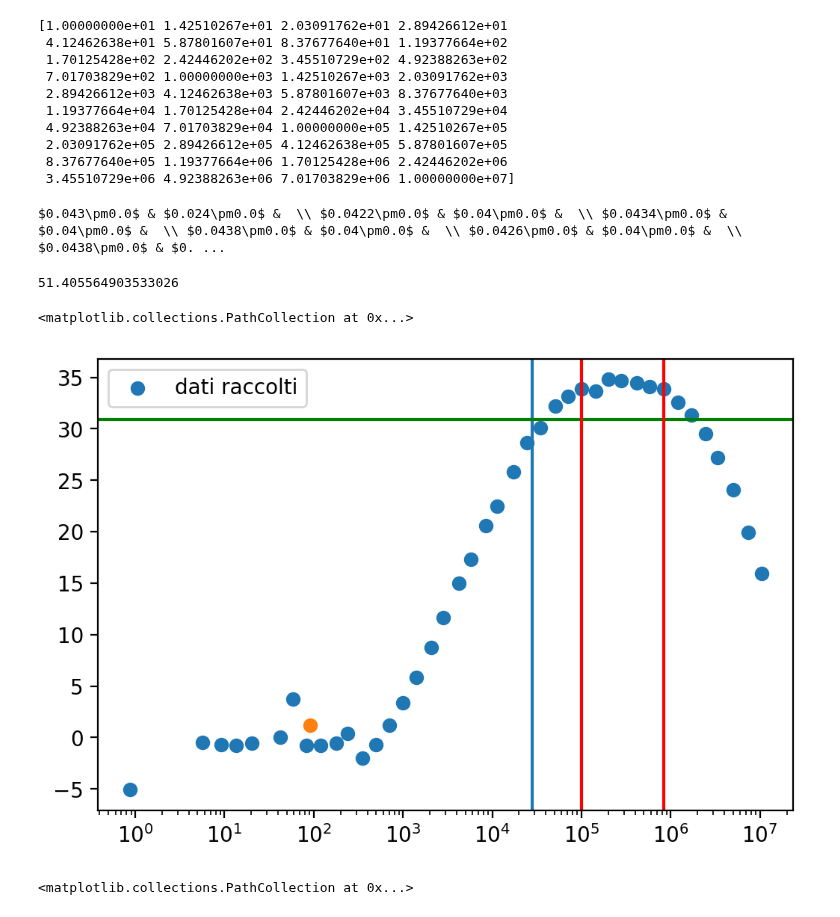
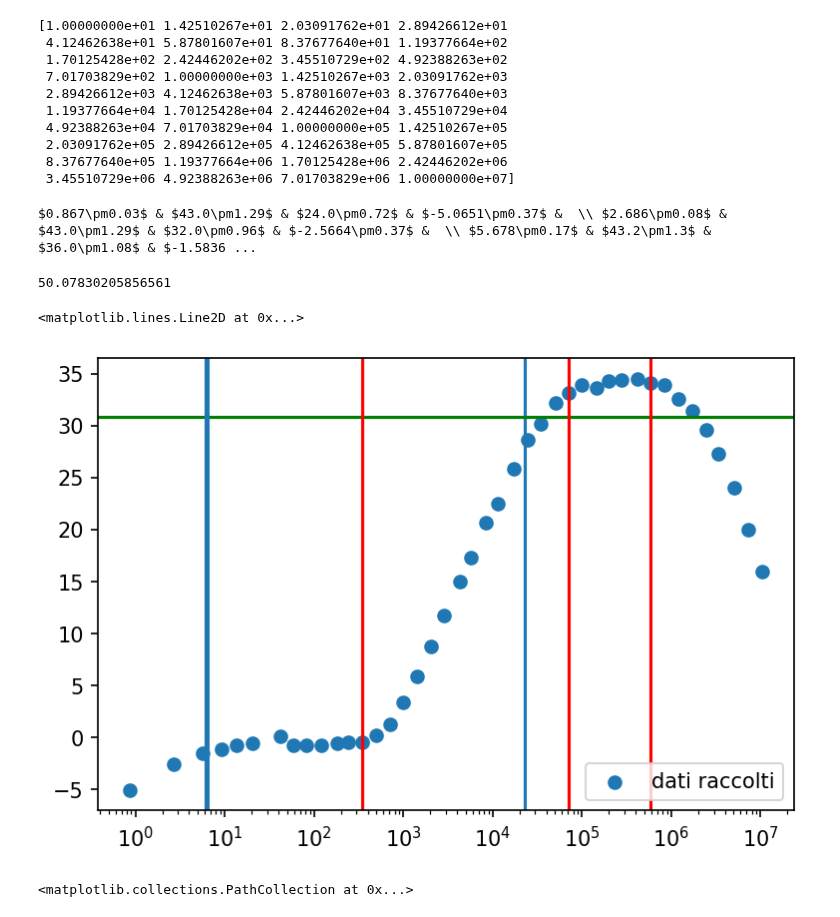
Before and after one commit to 1892051/LabSS, a Jupyter notebook: LabSS/esperienza_3/book.ipynb, the cells around one changed output. Saved outputs shown, nothing was run; the diff lists cells and outputs as text; code cells hidden in the pictures.

```diff
--- a/LabSS/esperienza_3/book.ipynb
+++ b/LabSS/esperienza_3/book.ipynb
@@ -10,7 +10,7 @@ from mpl_toolkits.axes_grid1.inset_locator import mark_inset
 import matplotlib.ticker as mticker
 
 import matplotlib as mpl
-mpl.rcParams['figure.dpi'] = 200
+mpl.rcParams['figure.dpi'] = 150
 # %%
 # Frequenze suggerite:
 pts = 40
@@ -28,9 +28,9 @@ print(hint_nu)
  8.37677640e+05 1.19377664e+06 1.70125428e+06 2.42446202e+06
  3.45510729e+06 4.92388263e+06 7.01703829e+06 1.00000000e+07]
 # %%
-nu = np.array([0.867,5.678,9.124,13.560,20.220,41.81,58.99,82.84,120.05,180.74,240.22,349.96,498.1,707.2,996.8,1414,2068,2831,4258,5780,8507,11310,17417,
+nu = np.array([0.867,2.686,5.678,9.124,13.560,20.220,41.81,58.99,82.84,120.05,180.74,240.22,349.96,498.1,707.2,996.8,1414,2068,2831,4258,5780,8507,11310,17417,
 24670,34402,51335,70877,100180,144190,200240,276700,415800,582400,838600,1.206e6,1.712e6,2.475e6,3.356e6,5.040e6,7.33e6,10.47e6])
-V_in = np.array([43,42.2,43.4,43.8,42.6,43.8,44.2,43.8,43.8,42.6,42.2,42.6,43.4,43.4,43.4,43.8,44.2,43,43,44.2,43.8,45.4,45,
-42.6,44.2,43.4,43,41.8,43.8,39.4,39.4,39.4,39.4,36.6,37.4,33.8,32.6,32.2,31.4,32.2,31.8])*10**-3
-V_out = np.array([0.024,0.040,0.040,0.040,0.040,0.044,0.068,0.040,0.04,0.04,0.044,0.0338,0.0402,0.0498,0.0639,0.086,0.121,0.165,0.241,0.324,0.470,0.603,0.880,
-1.15,1.42,1.77,1.95,2.07,2.11,2.17,2.13,2.09,1.99,1.81,1.59,1.25,0.98,0.74,0.5,0.320,0.2])
+V_in = np.array([43,43,43.2,43.4,43.8,42.6,43.8,43.8,43.8,43.8,42.6,42.2,42.2,43.2,43.4,43.4,43.8,44.2,43,43,44.2,43.8,45.4,45,
+42.6,44.2,43.4,43,41.8,43.8,42.0,39.4,39.4,39.4,36.6,37.4,33.8,32.6,32.2,31.4,32.2,31.8])*10**-3
+V_out = np.array([0.024,0.032,0.036,0.038,0.040,0.040,0.044,0.04,0.040,0.04,0.04,0.04,0.04,0.044,0.0498,0.0639,0.086,0.121,0.165,0.241,0.324,0.470,0.603,0.880,
+1.15,1.42,1.77,1.95,2.07,2.11,2.17,2.06,2.09,1.99,1.81,1.59,1.25,0.98,0.74,0.5,0.320,0.2])
@@ -38,0 +37,10 @@ sigmaV = lambda a: a*0.03
+# %%
+R_C = 667.1
+R_E = 1180
+R_1 = 8136
+R_2 = 6720
+C_E = 530e-9
+C_in = 6.67e-6
+C_out = 39e-6
+R_B = (1/R_1+1/R_2)**-1
+r_e = 13
@@ -47,30 +59,32 @@ def tabmaker(l):
         st += " \\\ "
     return st
 # %%
-print(tabmaker([(sigmaV, V_in), (sigmaV, V_out)]))
+print(tabmaker([(sigmaNu, nu), (sigmaV, V_in*10**3), (sigmaV, V_out*10**3), (sigmaG, 20*np.log10(np.abs((V_out/V_in))))]))
 # %% [output]
-$0.043\pm0.0$ & $0.024\pm0.0$ &  \\ $0.0422\pm0.0$ & $0.04\pm0.0$ &  \\ $0.0434\pm0.0$ & $0.04\pm0.0$ &  \\ $0.0438\pm0.0$ & $0.04\pm0.0$ &  \\ $0.0426\pm0.0$ & $0.04\pm0.0$ &  \\ $0.0438\pm0.0$ & $0. ...
+$0.867\pm0.03$ & $43.0\pm1.29$ & $24.0\pm0.72$ & $-5.0651\pm0.37$ &  \\ $2.686\pm0.08$ & $43.0\pm1.29$ & $32.0\pm0.96$ & $-2.5664\pm0.37$ &  \\ $5.678\pm0.17$ & $43.2\pm1.3$ & $36.0\pm1.08$ & $-1.5836 ...
 # %%
 T = V_out/V_in
 # %%
 T[27:34].mean()
 # %% [output]
-51.405564903533026
+50.07830205856561
 # %%
 fig = plt.figure()
 ay = fig.add_subplot(1, 1, 1)
 ay.set_xscale('log')
-plt.axvline(27856)
+plt.axvline(1/(2*np.pi*r_e*C_E))
 plt.axhline(20*np.log10(T[26:35].mean()/np.sqrt(2)),c="green")
 plt.axvline(nu[27],c="r")
 plt.axvline(nu[33],c="r")
 plt.xscale("log")
 plt.scatter(nu,20*np.log10(T), label="dati raccolti")
 plt.legend()
-plt.scatter(91,36/31)
+plt.axvline(1/(2*np.pi*R_B*C_in))
+plt.axvline(1/(2*np.pi*R_C*C_out))
+plt.axvline(nu[12], c="r")
 # %% [output]
-<matplotlib.collections.PathCollection at 0x...>
+<matplotlib.lines.Line2D at 0x...>
-[figure, old version]
+[figure, new version]
 # %%
 [500.3,704.5,1001,2946,4988,6997,9976,20180,29838,49692]
 nu_2 = np.array([497,693.7,1082,3082,5090,6915,10082,20187])
```
Also changed, not shown: parts of 2 cells of this notebook.
